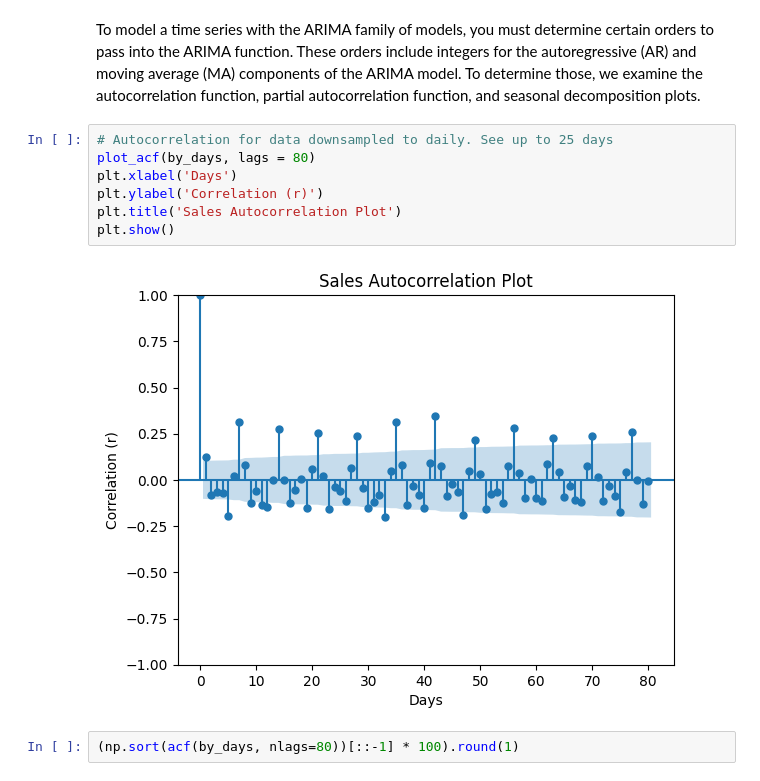
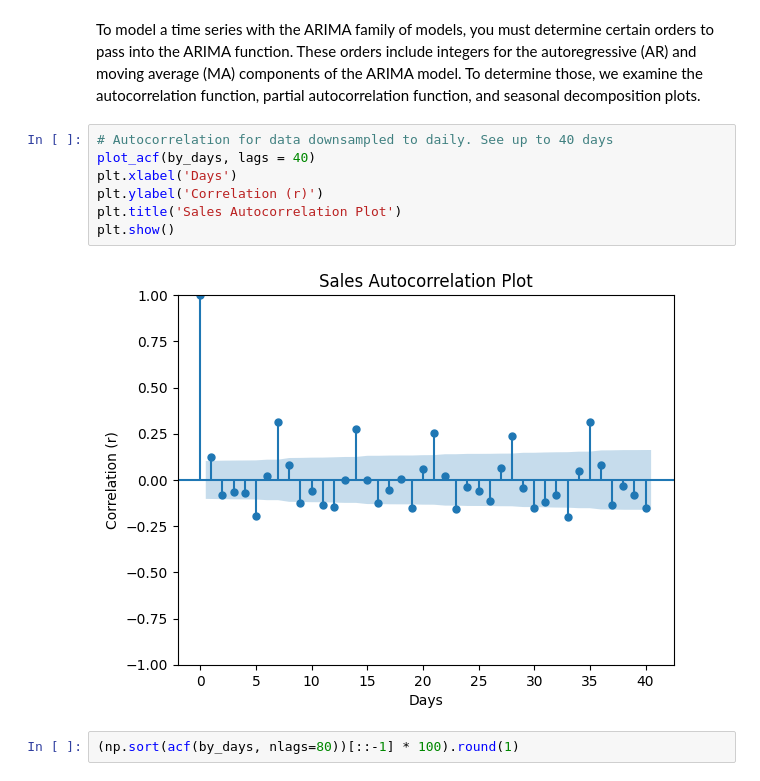
Before and after one commit to Caveexplorer/Kitchen-Sales-Forecasting, a Jupyter notebook: kitchen_sales_forecasting_eda.ipynb, the cells around one changed output. Drawn from its saved outputs; the diff is of its cells as text.

```diff
--- a/kitchen_sales_forecasting_eda.ipynb
+++ b/kitchen_sales_forecasting_eda.ipynb
@@ -76,14 +76,14 @@ plt.show()
 # %% [markdown]
 To model a time series with the ARIMA family of models, you must determine certain orders to pass into the ARIMA function. These orders include integers for the autoregressive (AR) and moving average (MA) components of the ARIMA model. To determine those, we examine the autocorrelation function, partial autocorrelation function, and seasonal decomposition plots.
 # %%
-# Autocorrelation for data downsampled to daily. See up to 25 days
-plot_acf(by_days, lags = 80)
+# Autocorrelation for data downsampled to daily. See up to 40 days
+plot_acf(by_days, lags = 40)
 plt.xlabel('Days')
 plt.ylabel('Correlation (r)')
 plt.title('Sales Autocorrelation Plot')
 plt.show()
 # %% [output]
-[figure, old version]
+[figure, new version]
 # %%
 (np.sort(acf(by_days, nlags=80))[::-1] * 100).round(1)
 # %% [output]
```
Also changed, not shown: parts of 1 cell of this notebook.
